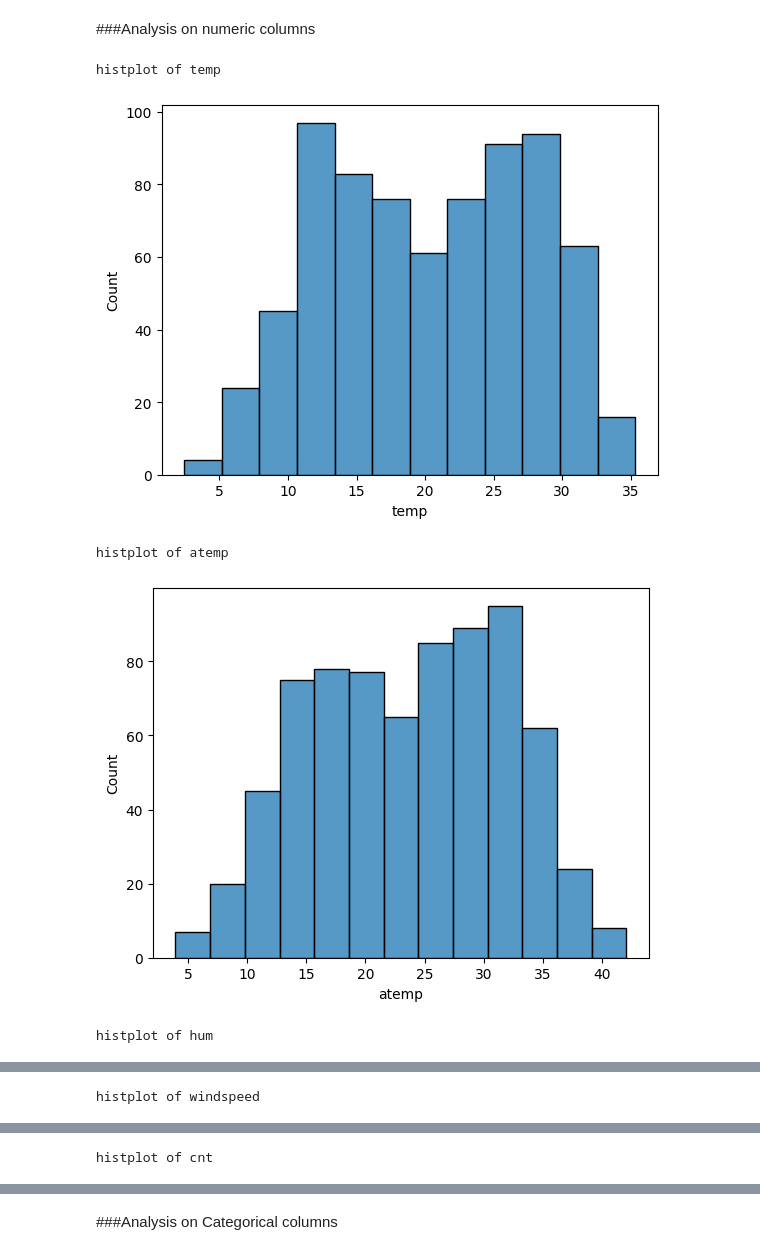
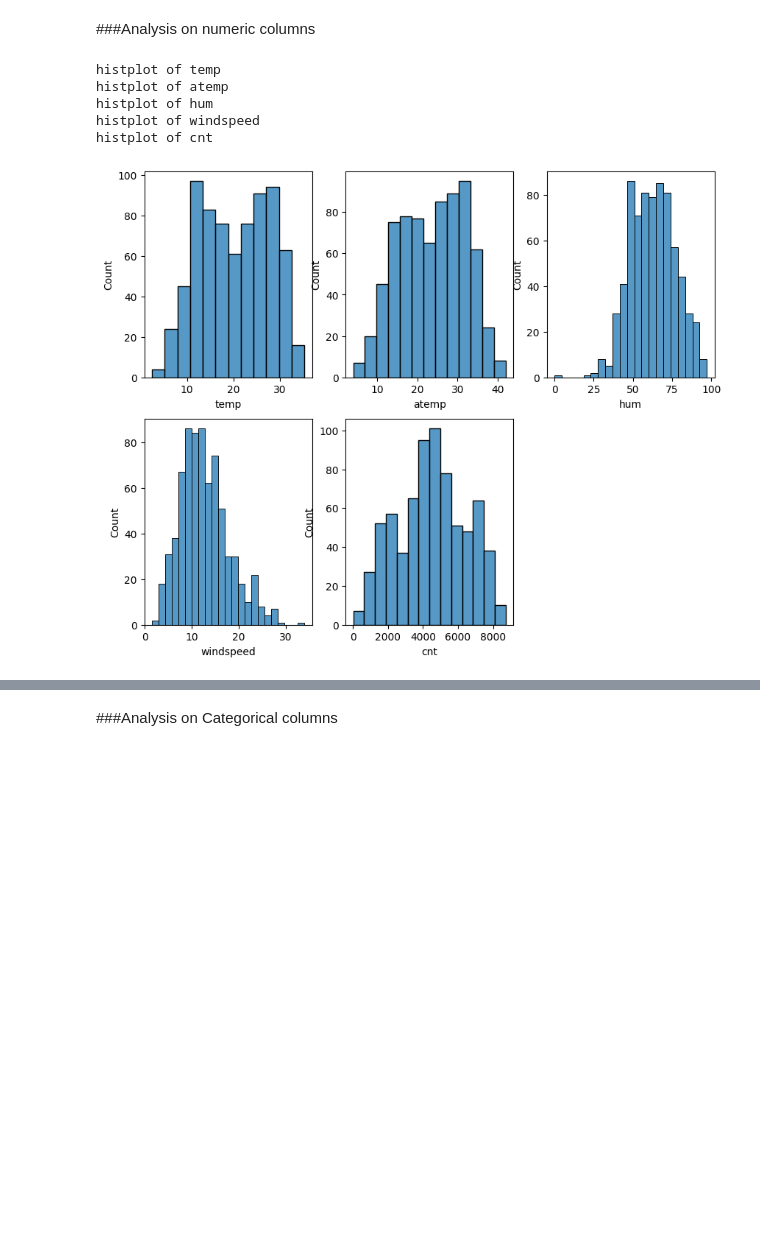
Before and after one commit to sdutta1992/BoomBikeSalesAnalysis, a Jupyter notebook: BikeSharingAppRegressionAnalysis_Final.ipynb, the cells around one changed output, grey strips where cells are left out. Drawn from its saved outputs; the diff is of its cells as text; code cells hidden in the pictures; blank space fills up the shorter version.

Commit message:
Graph updates.

```diff
--- a/BikeSharingAppRegressionAnalysis_Final.ipynb
+++ b/BikeSharingAppRegressionAnalysis_Final.ipynb
@@ -139,13 +146,18 @@ cat_cols=['season','yr','mnth','holiday','weekday','workingday','weathersit']
 # %% [markdown]
 ###Analysis on numeric columns
 # %%
+count = 1
+plt.figure(figsize = (10, 8))
 for i in num_cols:
-    print("histplot of",i)
-    sns.histplot(x=df[i])
-    plt.show()
+  print("histplot of",i)
+  plt.subplot(2, 3, count)
+  sns.histplot(x=df[i])
+  count +=1
+plt.show()
 # %% [output]
 histplot of temp
+histplot of atemp
+histplot of hum
+histplot of windspeed
+histplot of cnt
-[figure, old version]
+[figure, new version]
-histplot of atemp
-[figure, removed]
-histplot of hum
@@ -153 +163,0 @@ histplot of hum
-histplot of windspeed
@@ -155 +163,0 @@ histplot of windspeed
-histplot of cnt
```
Also changed, not shown: parts of 21 cells of this notebook.
